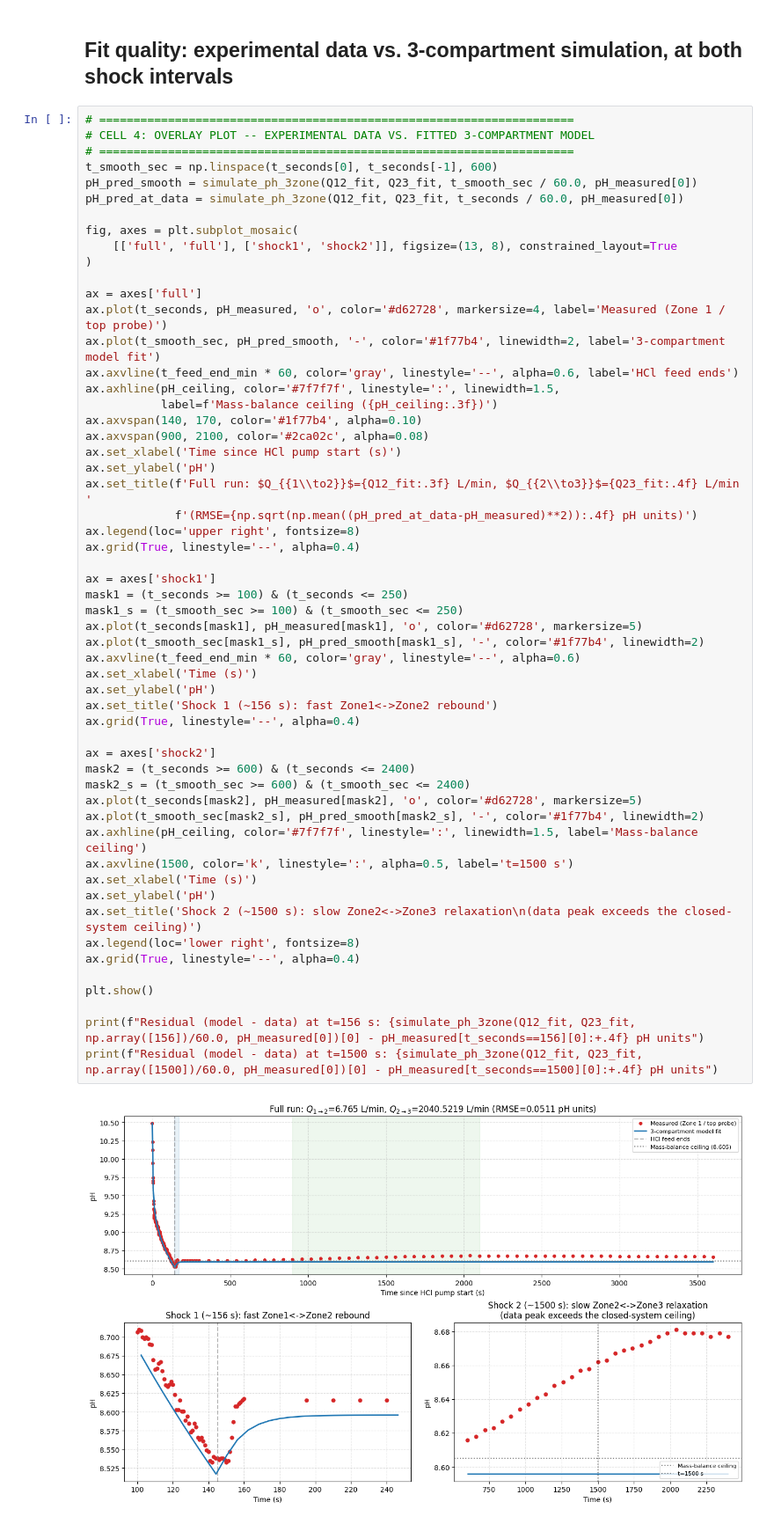
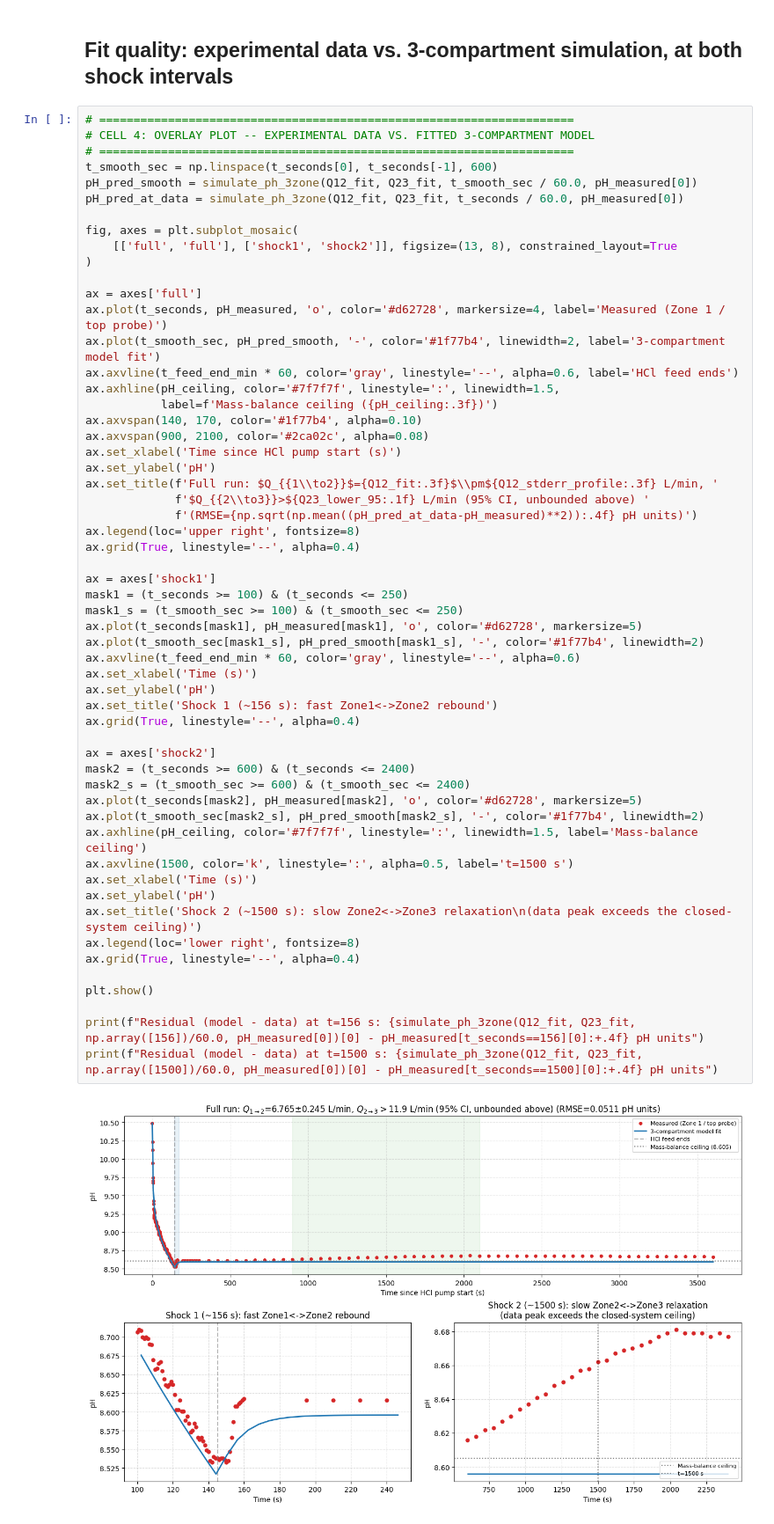
Before and after one commit to rdswan2016/myr_simulation, a Jupyter notebook: 5L_tank_transfer_mass_3_compartments.ipynb, the cells around one changed output. Shown at 88% size. Drawn from its saved outputs; the diff is of its cells as text.

```diff
--- a/5L_tank_transfer_mass_3_compartments.ipynb
+++ b/5L_tank_transfer_mass_3_compartments.ipynb
@@ -452,41 +508,42 @@ ax.axvspan(140, 170, color='#1f77b4', alpha=0.10)
 ax.axvspan(900, 2100, color='#2ca02c', alpha=0.08)
 ax.set_xlabel('Time since HCl pump start (s)')
 ax.set_ylabel('pH')
-ax.set_title(f'Full run: $Q_{{1\\to2}}$={Q12_fit:.3f} L/min, $Q_{{2\\to3}}$={Q23_fit:.4f} L/min '
+ax.set_title(f'Full run: $Q_{{1\\to2}}$={Q12_fit:.3f}$\\pm${Q12_stderr_profile:.3f} L/min, '
+             f'$Q_{{2\\to3}}>${Q23_lower_95:.1f} L/min (95% CI, unbounded above) '
              f'(RMSE={np.sqrt(np.mean((pH_pred_at_data-pH_measured)**2)):.4f} pH units)')
 ax.legend(loc='upper right', fontsize=8)
 ax.grid(True, linestyle='--', alpha=0.4)
 
 ax = axes['shock1']
 mask1 = (t_seconds >= 100) & (t_seconds <= 250)
 mask1_s = (t_smooth_sec >= 100) & (t_smooth_sec <= 250)
 ax.plot(t_seconds[mask1], pH_measured[mask1], 'o', color='#d62728', markersize=5)
 ax.plot(t_smooth_sec[mask1_s], pH_pred_smooth[mask1_s], '-', color='#1f77b4', linewidth=2)
 ax.axvline(t_feed_end_min * 60, color='gray', linestyle='--', alpha=0.6)
 ax.set_xlabel('Time (s)')
 ax.set_ylabel('pH')
 ax.set_title('Shock 1 (~156 s): fast Zone1<->Zone2 rebound')
 ax.grid(True, linestyle='--', alpha=0.4)
 
 ax = axes['shock2']
 mask2 = (t_seconds >= 600) & (t_seconds <= 2400)
 mask2_s = (t_smooth_sec >= 600) & (t_smooth_sec <= 2400)
 ax.plot(t_seconds[mask2], pH_measured[mask2], 'o', color='#d62728', markersize=5)
 ax.plot(t_smooth_sec[mask2_s], pH_pred_smooth[mask2_s], '-', color='#1f77b4', linewidth=2)
 ax.axhline(pH_ceiling, color='#7f7f7f', linestyle=':', linewidth=1.5, label='Mass-balance ceiling')
 ax.axvline(1500, color='k', linestyle=':', alpha=0.5, label='t=1500 s')
 ax.set_xlabel('Time (s)')
 ax.set_ylabel('pH')
 ax.set_title('Shock 2 (~1500 s): slow Zone2<->Zone3 relaxation\n(data peak exceeds the closed-system ceiling)')
 ax.legend(loc='lower right', fontsize=8)
 ax.grid(True, linestyle='--', alpha=0.4)
 
 plt.show()
 
 print(f"Residual (model - data) at t=156 s: {simulate_ph_3zone(Q12_fit, Q23_fit, np.array([156])/60.0, pH_measured[0])[0] - pH_measured[t_seconds==156][0]:+.4f} pH units")
 print(f"Residual (model - data) at t=1500 s: {simulate_ph_3zone(Q12_fit, Q23_fit, np.array([1500])/60.0, pH_measured[0])[0] - pH_measured[t_seconds==1500][0]:+.4f} pH units")
 # %% [output]
-[figure, old version]
+[figure, new version]
 Residual (model - data) at t=156 s: -0.0458 pH units
 Residual (model - data) at t=1500 s: -0.0662 pH units
 # %% [markdown]
```
Also changed, not shown: parts of 2 cells of this notebook.
